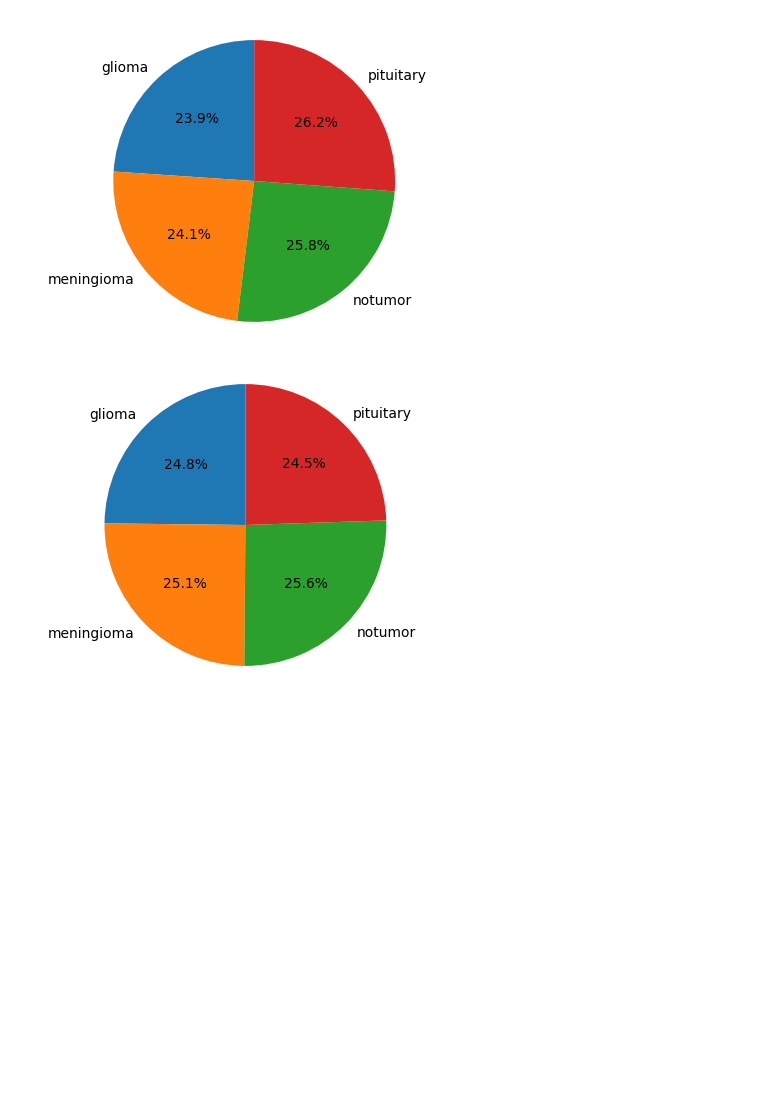
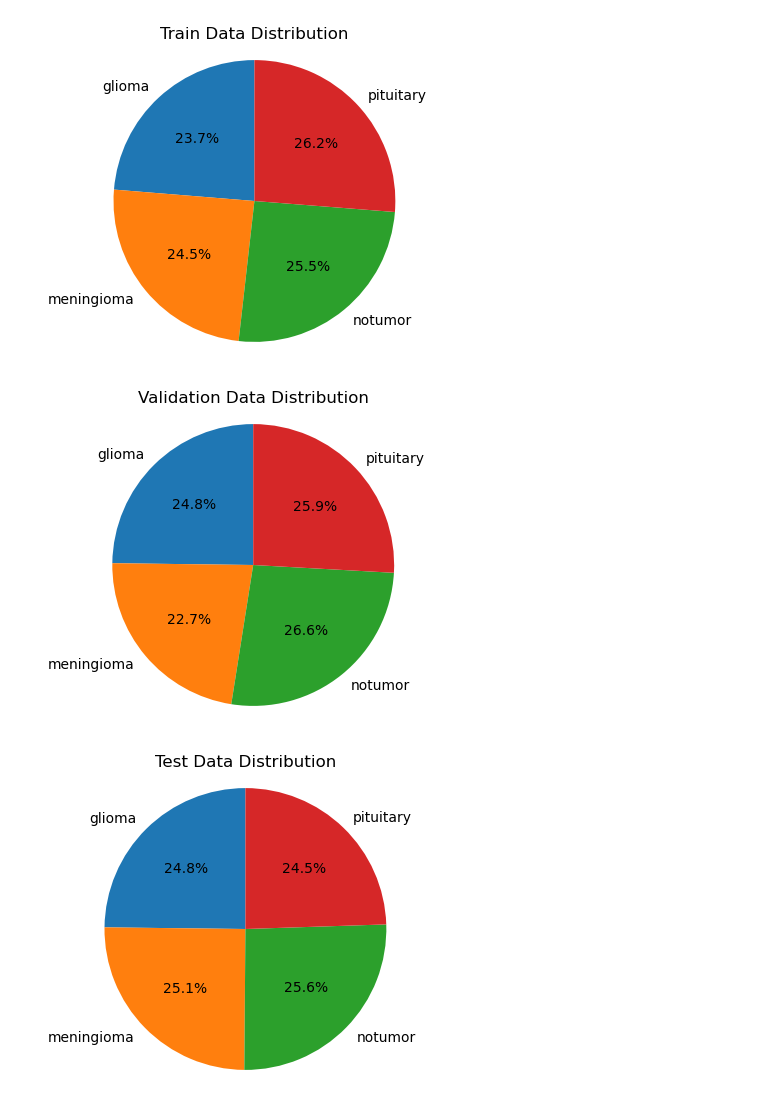
Before and after one commit to m-a-ri-t-a/brain-tumor-classification, a Jupyter notebook: main.ipynb, the cells around one changed output. Saved outputs shown, nothing was run; the diff lists cells and outputs as text; code cells hidden in the pictures; blank space fills up the shorter version.

Commit message:
Dodan val data i optimizacija hiperparametara

```diff
--- a/main.ipynb
+++ b/main.ipynb
@@ -19,28 +23,29 @@ transform = transforms.Compose([
     transforms.Normalize(mean=[0.485, 0.456, 0.406], std=[0.229, 0.224, 0.225])  # ImageNet stats
 ])
 
-train_data = datasets.ImageFolder(root="cleaned/Training", transform=transform)
-class_names = train_data.classes
+train_data_full = datasets.ImageFolder(root="cleaned/Training", transform=transform)
+class_names = train_data_full.classes
 
-train_counts = Counter(train_data.targets)
-counts = [train_counts[i] for i in range(len(class_names))]
+train_size = int(0.8 * len(train_data_full))  # 80% za trening
+val_size = len(train_data_full) - train_size  # 20% za validaciju
 
-plt.figure(figsize=(4, 4))
-plt.pie(counts, labels=class_names, autopct='%1.1f%%', startangle=90)
-plt.axis('equal')
-plt.show()
+train_data, val_data = random_split(train_data_full, [train_size, val_size])
+test_data = datasets.ImageFolder(root="cleaned/Testing", transform=transform)
-# %% [output]
-[figure, removed]
 # %%
-test_data = datasets.ImageFolder(root="cleaned/Testing", transform=transform)
+def plot_class_distribution(data, title):
+    counts = Counter(data.targets if hasattr(data, 'targets') else [x[1] for x in data])
+    labels = [class_names[i] for i in range(len(class_names))]
+    plt.figure(figsize=(4, 4))
+    plt.pie([counts[i] for i in range(len(class_names))], labels=labels, autopct='%1.1f%%', startangle=90)
+    plt.title(title)
+    plt.axis('equal')
+    plt.show()
 
-test_counts = Counter(test_data.targets)
-counts = [test_counts[i] for i in range(len(class_names))]
-
-plt.figure(figsize=(4, 4))
-plt.pie(counts, labels=class_names, autopct='%1.1f%%', startangle=90)
-plt.axis('equal')
-plt.show()
+plot_class_distribution(train_data, "Train Data Distribution")
+plot_class_distribution(val_data, "Validation Data Distribution")
+plot_class_distribution(test_data, "Test Data Distribution")
 # %% [output]
-[figure, old version]
+[figure, new version]
+[figure, added]
+[figure, added]
 # %%
```
Also changed, not shown: parts of 8 cells of this notebook.
